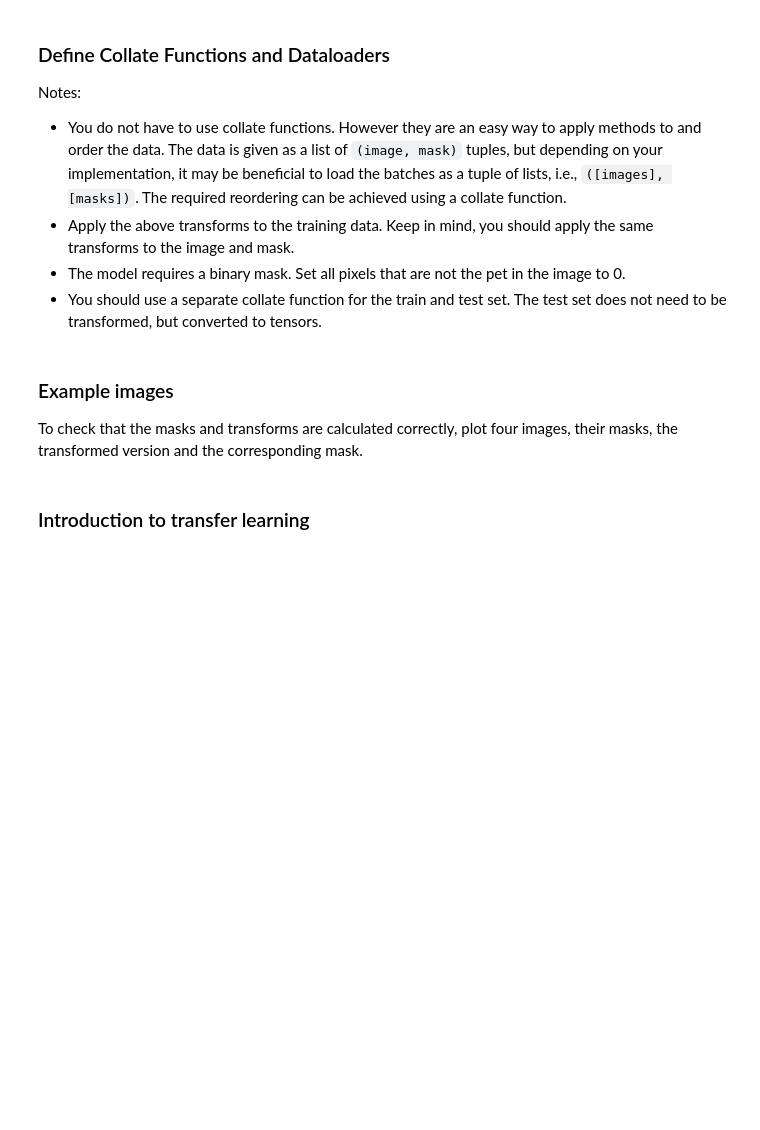
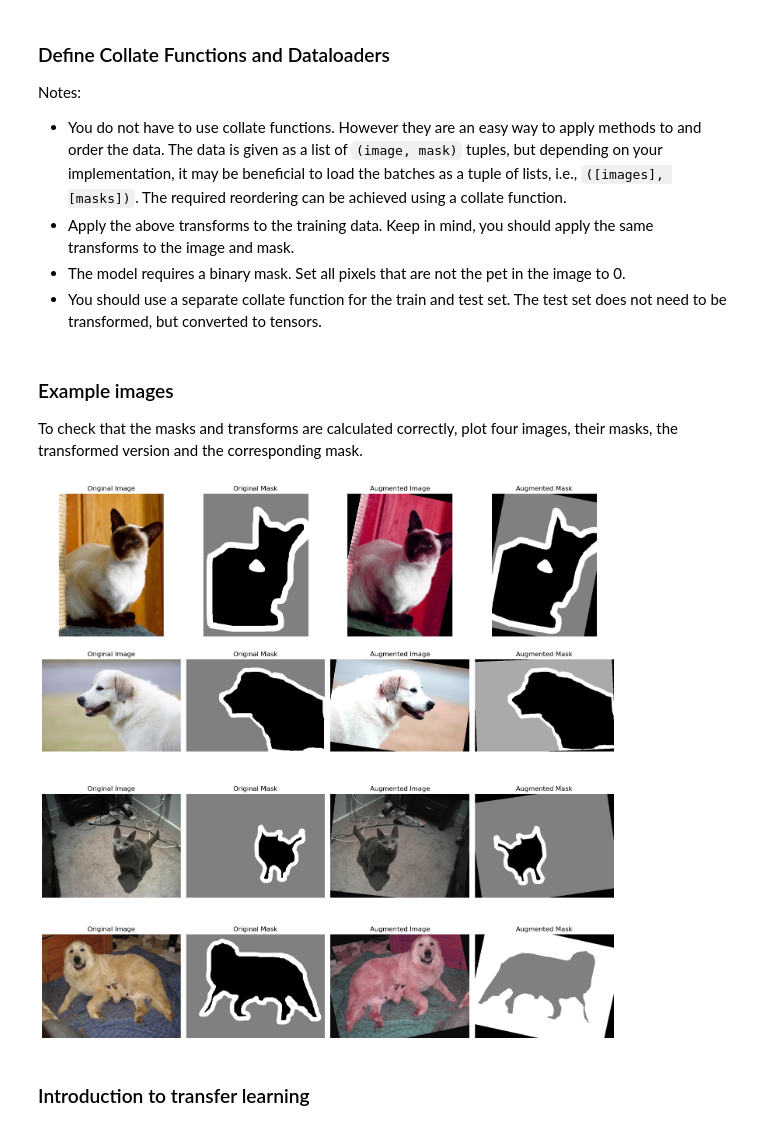
Before and after one commit to mohammadshughri/Deep-learning-Exercises, a Jupyter notebook: DL_Assignment_1_Task_1.ipynb, the cells around one changed output. Saved outputs shown, nothing was run; the diff lists cells and outputs as text; code cells hidden in the pictures; blank space fills up the shorter version.

Commit message:
Apply Transforms for Data Augmentation

```diff
--- a/DL_Assignment_1_Task_1.ipynb
+++ b/DL_Assignment_1_Task_1.ipynb
@@ -112,3 +100,22 @@ data_transforms = transforms.Compose(
+# %%
+# Image and mask transformations
+image_transforms = transforms.Compose(
+    [
+        transforms.RandomHorizontalFlip(p=0.5),
+        transforms.RandomRotation(degrees=15),
+        transforms.ColorJitter(brightness=0.2, contrast=0.2, saturation=0.2, hue=0.2),
+        transforms.ToTensor(),
+    ]
+)
+
+mask_transforms = transforms.Compose(
+    [
+        transforms.RandomHorizontalFlip(p=0.5),
+        transforms.RandomRotation(degrees=15),
+        transforms.ColorJitter(brightness=0.2, contrast=0.2, saturation=0.2, hue=0.2),
+        transforms.ToTensor(),
+    ]
+)
 # %% [markdown]
 ### Define Collate Functions and Dataloaders
 Notes:
@@ -158,3 +175,51 @@ for images, masks in data_loader:
+# %%
+# Visualization
+fig, axes = plt.subplots(4, 4, figsize=(15, 15))
+
+# Number of samples to visualize
+num_samples = 4
+
+# Randomly select unique indices from the dataset
+random_indices = random.sample(range(len(dataset)), num_samples)
+
+for i, idx in enumerate(random_indices):
+    # Fetch original image and mask
+    original_image, original_mask = dataset[idx]  # Use random indices
+    original_image_tensor = transforms.ToTensor()(original_image)
+    original_mask_tensor = transforms.ToTensor()(original_mask)
+    original_image_pil = F.to_pil_image(original_image_tensor)
+    original_mask_pil = F.to_pil_image(original_mask_tensor)
+
+    # Synchronize random transformations
+    seed = random.randint(0, 10000)
+    random.seed(seed)
+    augmented_image = image_transforms(original_image_pil)
+
+    random.seed(seed)
+    augmented_mask = mask_transforms(original_mask_pil)
+
+    # Plot original image and mask
+    axes[i, 0].imshow(original_image_pil)
+    axes[i, 0].set_title("Original Image")
+    axes[i, 0].axis("off")
+
+    axes[i, 1].imshow(original_mask_pil, cmap="gray")
+    axes[i, 1].set_title("Original Mask")
+    axes[i, 1].axis("off")
+
+    # Plot augmented image and mask
+    axes[i, 2].imshow(augmented_image.permute(1, 2, 0))
+    axes[i, 2].set_title("Augmented Image")
+    axes[i, 2].axis("off")
+
+    axes[i, 3].imshow(augmented_mask.squeeze(), cmap="gray")
+    axes[i, 3].set_title("Augmented Mask")
+    axes[i, 3].axis("off")
+
+plt.tight_layout()
+plt.show()
+# %% [output]
+[figure, added]
 # %% [markdown]
 ### Introduction to transfer learning
 # %% [markdown]
```
Also changed, not shown: parts of 7 cells of this notebook.
